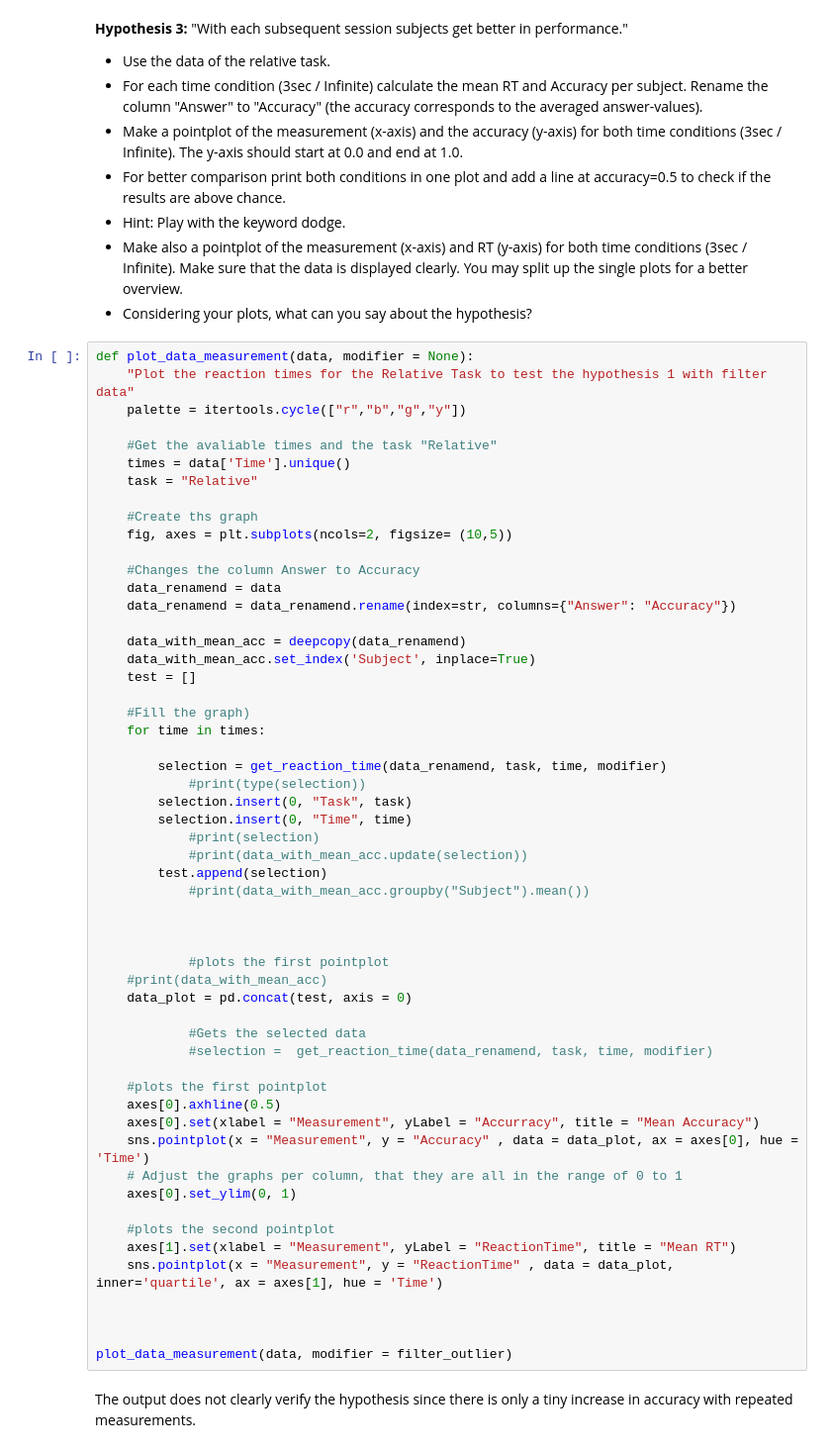
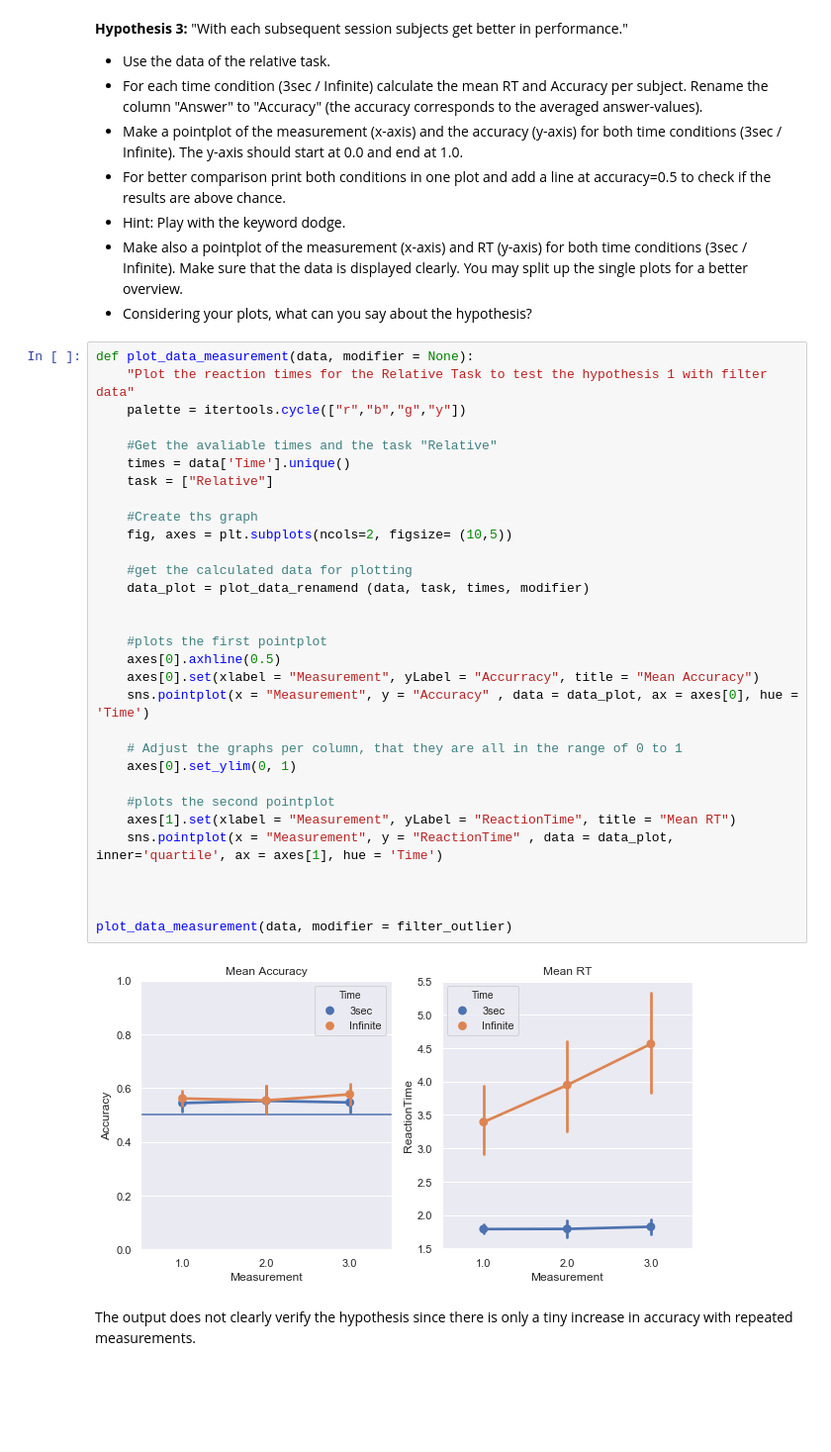
Before and after one commit to NBP-ACC/week-5-acc_2, a Jupyter notebook: sheet03.ipynb, the cells around one changed output. Shown at 99% size. Saved outputs shown, nothing was run; the diff lists cells and outputs as text; blank space fills up the shorter version.

```diff
--- a/sheet03.ipynb
+++ b/sheet03.ipynb
@@ -309,58 +311,36 @@ plot_data_point(data, modifier = filter_outlier)
 # %%
 def plot_data_measurement(data, modifier = None):
     "Plot the reaction times for the Relative Task to test the hypothesis 1 with filter data"
     palette = itertools.cycle(["r","b","g","y"])
 
     #Get the avaliable times and the task "Relative"
     times = data['Time'].unique()
-    task = "Relative"
+    task = ["Relative"]
 
     #Create ths graph
     fig, axes = plt.subplots(ncols=2, figsize= (10,5))
 
-    #Changes the column Answer to Accuracy
-    data_renamend = data
-    data_renamend = data_renamend.rename(index=str, columns={"Answer": "Accuracy"})
+    #get the calculated data for plotting
+    data_plot = plot_data_renamend (data, task, times, modifier)
 
-    data_with_mean_acc = deepcopy(data_renamend)
-    data_with_mean_acc.set_index('Subject', inplace=True)
-    test = []
-
-    #Fill the graph)
-    for time in times:
-
-        selection = get_reaction_time(data_renamend, task, time, modifier)
-            #print(type(selection))
-        selection.insert(0, "Task", task)
-        selection.insert(0, "Time", time)
-            #print(selection)
-            #print(data_with_mean_acc.update(selection))
-        test.append(selection)
-            #print(data_with_mean_acc.groupby("Subject").mean())
-
-
-
-            #plots the first pointplot
-    #print(data_with_mean_acc)
-    data_plot = pd.concat(test, axis = 0)
-
-            #Gets the selected data
-            #selection =  get_reaction_time(data_renamend, task, time, modifier)
 
     #plots the first pointplot
     axes[0].axhline(0.5)
     axes[0].set(xlabel = "Measurement", yLabel = "Accurracy", title = "Mean Accuracy")
     sns.pointplot(x = "Measurement", y = "Accuracy" , data = data_plot, ax = axes[0], hue = 'Time')
+
     # Adjust the graphs per column, that they are all in the range of 0 to 1
     axes[0].set_ylim(0, 1)
 
     #plots the second pointplot
     axes[1].set(xlabel = "Measurement", yLabel = "ReactionTime", title = "Mean RT")
     sns.pointplot(x = "Measurement", y = "ReactionTime" , data = data_plot, inner='quartile', ax = axes[1], hue = 'Time')
 
 
 
 plot_data_measurement(data, modifier = filter_outlier)
+# %% [output]
+[figure, added]
 # %% [markdown]
 The output does not clearly verify the hypothesis since there is only a tiny increase in accuracy with repeated measurements.
 # %% [markdown]
```
Also changed, not shown: parts of 5 cells of this notebook.
